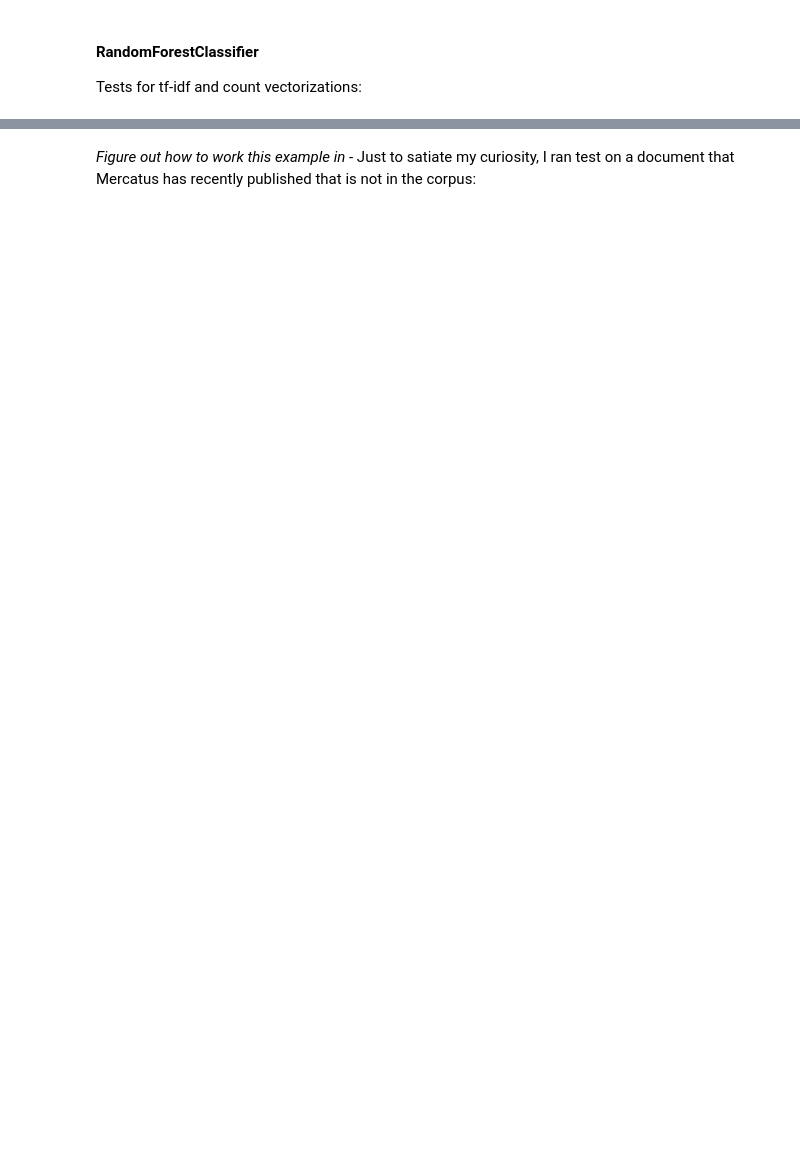
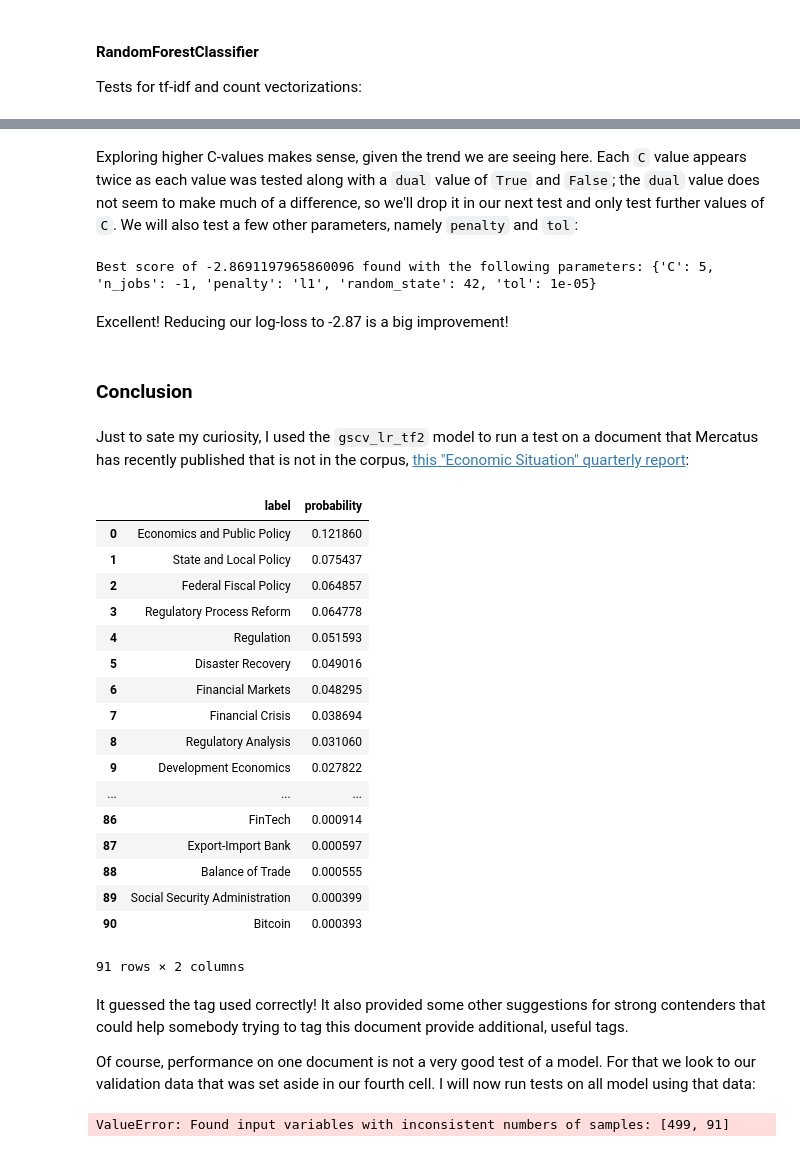
Before and after one commit to DanielWFrancis/springboard, a Jupyter notebook: Capstone Project.ipynb, the cells around one changed output, grey strips where cells are left out. Cells and saved outputs as stored; diff of their text form; code cells hidden in the pictures; blank space fills up the shorter version.

```diff
--- a/Capstone Project.ipynb
+++ b/Capstone Project.ipynb
@@ -25,17 +27,22 @@ I then initialize and fill a dataframe from attributes of the load_files object,
 # %%
 from sklearn.datasets import load_files
 
-trainer = load_files('data')
+trainer = load_files('new_data')
 
 df = pd.DataFrame()
 df['filename'] = trainer.filenames
-df['text'] = [open(f, 'r').read() for f in trainer.filenames]
+df['text'] = [' '.join(open(f, 'r').read().split()) for f in trainer.filenames]
 df['label'] = [trainer.target_names[x] for x in trainer.target]
 df['author'] = [x.split('__')[0].split('--')[0].split('/')[-1] for x in df['filename']]
 df['date'] = pd.to_datetime([x.split('__')[-1].split('-')[-1].split('.txt')[0].strip() for x in df['filename']],
                             errors='coerce')
 
-df.dropna(inplace=True)
+# Find documents with less than 250 characters and remove them
+df = df[pd.Series([len(x) for x in df.text]) > 250]
+
+# remove documents in NA values - sometimes dates got cut off,
+# which causes problems in the next cell
+df = df.dropna()
 
 print(f"Our dataset contains {len(df.groupby('text').count())} unique documents, with",
      f"{len(df)/len(df.groupby('text').count())} labels per document, for a total of",
@@ -247,15 +404,74 @@ As the test results show, LogisticRegression on the tf-idf vectorized data retur
+# %% [markdown]
+Exploring higher C-values makes sense, given the trend we are seeing here. Each `C` value appears twice as each value was tested along with a `dual` value of `True` and `False`; the `dual` value does not seem to make much of a difference, so we'll drop it in our next test and only test further values of `C`. We will also test a few other parameters, namely `penalty` and `tol`:
+# %%
+# Second testing of LogisticRegression on tf-idf vectorized features.
+
+use_pickles = False
+
+if use_pickles:
+    gscv_lr_tf2 = pickle.load(open("gscv_mnb_tf.pkl", "rb"))
+
+else:
+    lr_tf2 = LogisticRegression()
+    params = {'penalty':['l1','l2'], 'C':[1, 5, 10], 'tol':[0.001, 0.0001, 0.00001], 'n_jobs':[-1], 'random_state':[42]}
+
+    # Initialize and fit.
+
+    gscv_lr_tf2 = GridSearchCV(lr_tf2, param_grid=params, scoring='neg_log_loss', n_jobs=-1)
+    gscv_lr_tf2.fit(xtrain_tfv, ytrain)
+
+    pickle.dump(gscv_lr_tf2, open("gscv_lr_tf2.pkl","wb"))
+
+# Display LogisticRegression/tf-idf results.
+
+print(f'Best score of {gscv_lr_tf2.best_score_} found with the following parameters:',
+      gscv_lr_tf2.best_params_)
+# %% [output]
+Best score of -2.8691197965860096 found with the following parameters: {'C': 5, 'n_jobs': -1, 'penalty': 'l1', 'random_state': 42, 'tol': 1e-05}
+# %% [markdown]
+Excellent! Reducing our log-loss to -2.87 is a big improvement!
+# %% [markdown]
+### Conclusion
 # %% [markdown]
-*Figure out how to work this example in* - Just to satiate my curiosity, I ran test on a document that Mercatus has recently published that is not in the corpus:
+Just to sate my curiosity, I used the `gscv_lr_tf2` model to run a test on a document that Mercatus has recently published that is not in the corpus, [this "Economic Situation" quarterly report](https://www.mercatus.org/publications/economic-situation-december-2017):
 # %%
 with open('test_doc.txt','r') as f:
     text = f.read()
 
 tf_test =  tfv.transform([text])
-text_pred = rfc.predict_proba(tf_test)
-
-
+text_pred = gscv_lr_tf2.predict_proba(tf_test)
 
 test_df = pd.DataFrame(columns=['label','probability'])
-test_df['label'] = le.inverse_transform(predictions_tf_clf[0].all())[0]
+test_df['label'] = le.inverse_transform(text_pred[0].all())[0]
 test_df['probability'] = text_pred[0]
 test_df.sort_values('probability', ascending=False).reset_index(drop=True)
+# %% [output]
+|  | label | probability |
+| 0 | Economics and Public Policy | 0.121860 |
+| 1 | State and Local Policy | 0.075437 |
+| 2 | Federal Fiscal Policy | 0.064857 |
+| 3 | Regulatory Process Reform | 0.064778 |
+| 4 | Regulation | 0.051593 |
+| 5 | Disaster Recovery | 0.049016 |
+| 6 | Financial Markets | 0.048295 |
+| 7 | Financial Crisis | 0.038694 |
+| 8 | Regulatory Analysis | 0.031060 |
+| 9 | Development Economics | 0.027822 |
+| ... | ... | ... |
+| 86 | FinTech | 0.000914 |
+| 87 | Export-Import Bank | 0.000597 |
+| 88 | Balance of Trade | 0.000555 |
+| 89 | Social Security Administration | 0.000399 |
+| 90 | Bitcoin | 0.000393 |
+91 rows × 2 columns
+# %% [markdown]
+It guessed the tag used correctly! It also provided some other suggestions for strong contenders that could help somebody trying to tag this document provide additional, useful tags.
+
+Of course, performance on one document is not a very good test of a model. For that we look to our validation data that was set aside in our fourth cell. I will now run tests on all model using that data:
+# %%
+from sklearn.metrics import log_loss
+
+ypred = gscv_lr_tf2.predict_proba(xvalid_tfv)
+print(log_loss(ypred[0], yvalid))
+# %% [output]
+ValueError: Found input variables with inconsistent numbers of samples: [499, 91]
```
Also changed, not shown: parts of 19 cells of this notebook.
